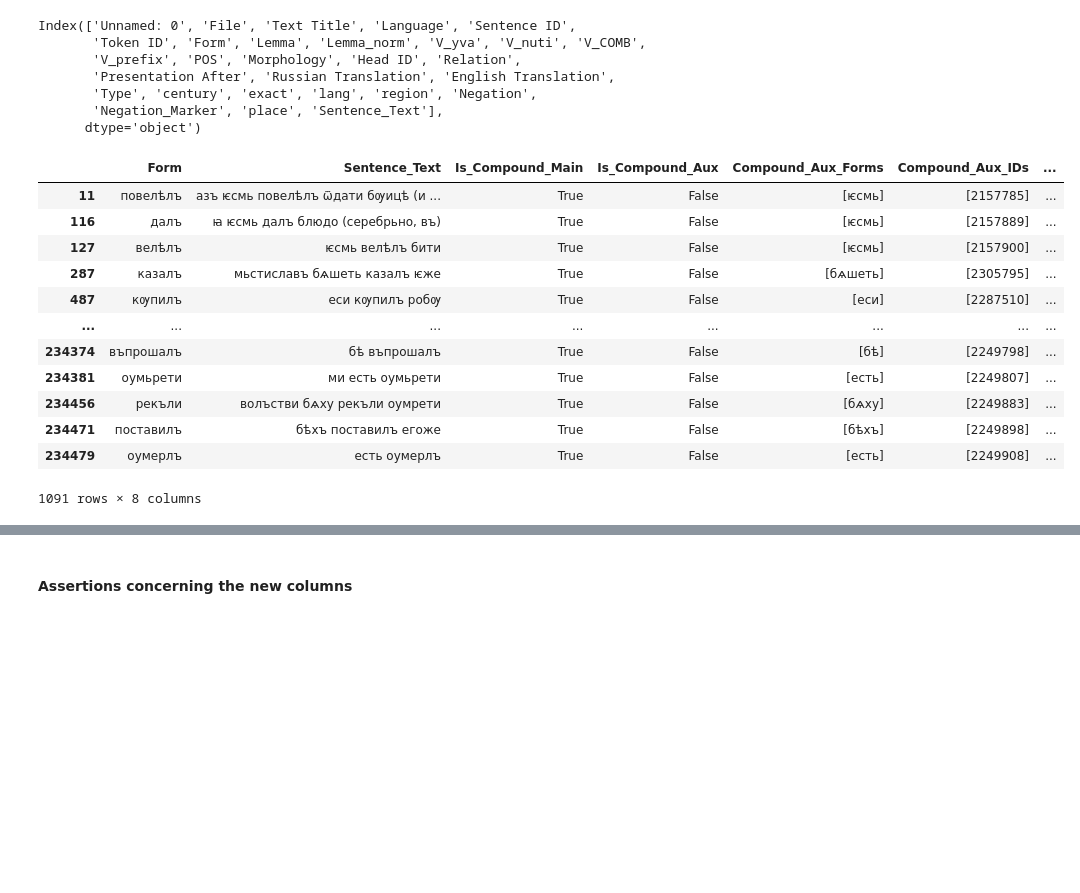
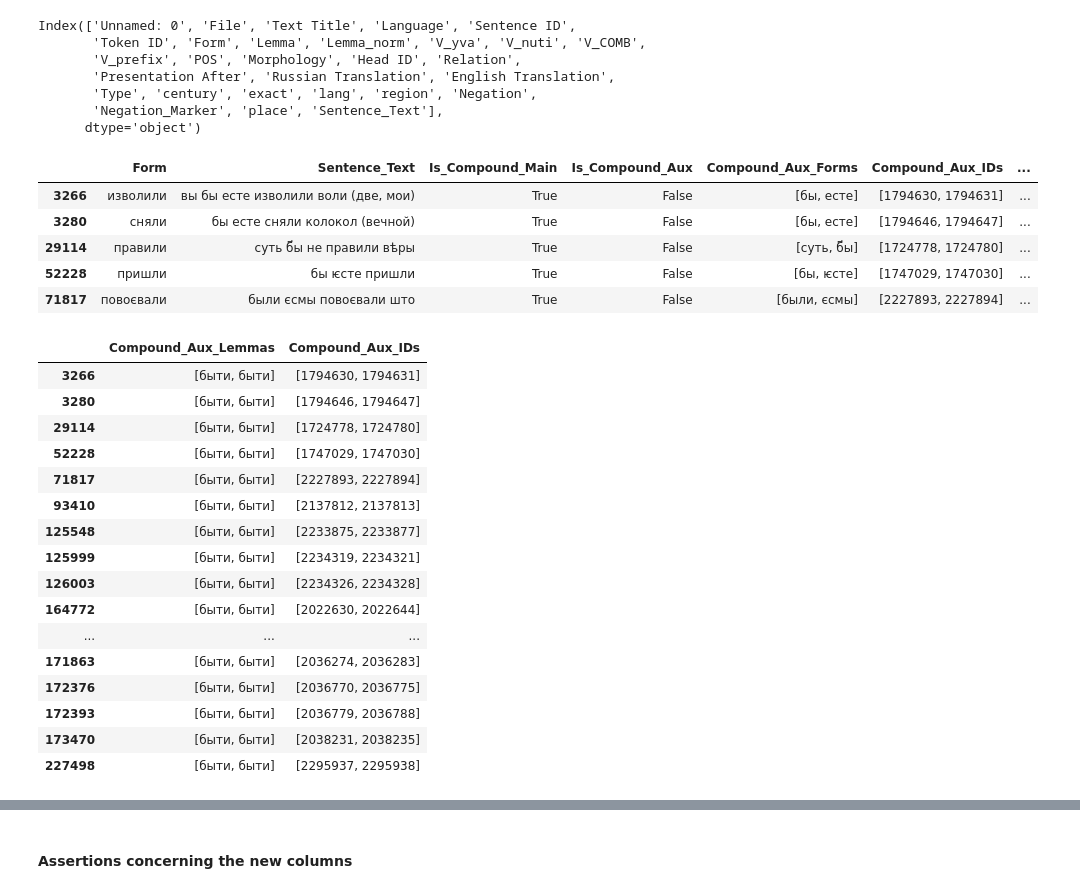
Before and after one commit to m03dtb/old-east-slavic-corpus-analysis, a Jupyter notebook: 02/6_Verb_Verb_Combos.ipynb, the cells around one changed output, grey strips where cells are left out. Cells and saved outputs as stored; diff of their text form; code cells hidden in the pictures; blank space fills up the shorter version.

```diff
--- a/02/6_Verb_Verb_Combos.ipynb
+++ b/02/6_Verb_Verb_Combos.ipynb
@@ -37,8 +37,8 @@ Index(['Unnamed: 0', 'File', 'Text Title', 'Language', 'Sentence ID',
        'Negation_Marker', 'place', 'Sentence_Text'],
       dtype='object')
 # %%
-def collect_aux_chain(start_id, group):
-    forms, ids, lemmas, morphs = [], [], [], []
+def collect_aux_chain(start_id, group, AUX_LEMMAS):
+    forms, ids, lemmas, morphs, negs = [], [], [], [], []
     visited = set()
 
     def dfs(head_id):
@@ -46,7 +46,7 @@ def collect_aux_chain(start_id, group):
             if (
                 pd.notna(r['Head ID']) and
                 int(r['Head ID']) == head_id and
-                r['Lemma'] == 'быти' and
+                r['Lemma'] in AUX_LEMMAS and
                 r['Relation'] == 'aux'
             ):
                 aid = int(r['Token ID'])
@@ -58,13 +58,14 @@ def collect_aux_chain(start_id, group):
                 ids.append(aid)
                 lemmas.append(r['Lemma'])
                 morphs.append(r['Morphology'])
+                negs.append(r["Negation"])
 
                 dfs(aid)
 
     dfs(start_id)
-    return forms, ids, lemmas, morphs
+    return forms, ids, lemmas, morphs, negs
 # %%
-def mark_compound_verbs(df: pd.DataFrame) -> pd.DataFrame:
+def mark_compound_verbs(df: pd.DataFrame, AUX_LEMMAS=None) -> pd.DataFrame:
     """
     For every sentence: mark those main verbs with an auxiliary verb (aux) 'byti'.
     Add the following three new cols to the DataFrame to the MAIN VERB:
@@ -78,6 +79,9 @@ def mark_compound_verbs(df: pd.DataFrame) -> pd.DataFrame:
       - 'Compound_Aux_IDs'
           (List of all Token-IDs of the auxiliaries of 'быти' found for the main verb)
     """
+    if AUX_LEMMAS is None:
+        AUX_LEMMAS = {"быти"}   # default
+
     df = df.copy()
 
     # Initialise new columns
@@ -90,7 +94,8 @@ def mark_compound_verbs(df: pd.DataFrame) -> pd.DataFrame:
         "Compound_Aux_Forms",
         "Compound_Aux_IDs",
         "Compound_Aux_Lemmas",
-        "Compound_Aux_Morphology"
+        "Compound_Aux_Morphology",
+        "Compound_Aux_Negation"
     ]:
         df[col] = [[] for _ in range(len(df))]
 
@@ -100,7 +105,7 @@ def mark_compound_verbs(df: pd.DataFrame) -> pd.DataFrame:
         # 1) find all auxiliaries 'byti' (defined by properties: relation == "aux";
         # Lemma == 'быти' ('byti'), POS = "V-" )
         aux_byti = group.loc[
-            (group['Lemma'] == 'быти') &
+            (group['Lemma'].isin(AUX_LEMMAS)) &
             (group['Relation'] == 'aux'),
             # For each entry: create a PANDAS DF containing the columns 'Token ID',
             # 'Form' and 'Head ID'
@@ -143,7 +148,7 @@ def mark_compound_verbs(df: pd.DataFrame) -> pd.DataFrame:
             tid = int(row['Token ID'])
 
             #forms, ids, lemmas, morphs = collect_aux_chain(tid)
-            forms, ids, lemmas, morphs = collect_aux_chain(tid, group)
+            forms, ids, lemmas, morphs, negs = collect_aux_chain(tid, group, AUX_LEMMAS)
 
             if forms:
                 df.at[row.name, 'Is_Compound_Main'] = True
@@ -151,12 +156,18 @@ def mark_compound_verbs(df: pd.DataFrame) -> pd.DataFrame:
                 df.at[row.name, 'Compound_Aux_IDs'] = ids
                 df.at[row.name, 'Compound_Aux_Lemmas'] = lemmas
                 df.at[row.name, 'Compound_Aux_Morphology'] = morphs
+                df.at[row.name, "Compound_Aux_Negation"] = negs
 
     return df
 
 
 # function call:
-df = mark_compound_verbs(df)
+#AUX_LEMMAS = {"быти", "имѣти"}
+AUX_LEMMAS = {"быти"}
+df = mark_compound_verbs(
+    df,
+    AUX_LEMMAS
+)
 # %%
 def show_main_verbs_with_X_auxiliaries(auxiliary_count=1) -> pd.DataFrame:
     """
@@ -170,28 +181,44 @@ def show_main_verbs_with_X_auxiliaries(auxiliary_count=1) -> pd.DataFrame:
             "Form", "Sentence_Text",
             "Is_Compound_Main", "Is_Compound_Aux",
             "Compound_Aux_Forms", "Compound_Aux_IDs",
-            "Compound_Aux_Lemmas", "Compound_Aux_Morphology"
+            "Compound_Aux_Lemmas", "Compound_Aux_Morphology",
+            "Compound_Aux_Negation"
         ]
     ]
 
     return df_sub
 # function call
 #df_sub = show_main_verbs_with_X_auxiliaries(auxiliary_count=1)
-df_test = show_main_verbs_with_X_auxiliaries(1)
+df_test = show_main_verbs_with_X_auxiliaries(2)
 # %%
 # check if columns were inserted as expected
-df_test
+df_test.head()
 # %% [output]
 |  | Form | Sentence_Text | Is_Compound_Main | Is_Compound_Aux | Compound_Aux_Forms | Compound_Aux_IDs | ... |
-| 11 | повелѣлъ | азъ ѥсмь повелѣлъ ѿдати бѹицѣ (и ... | True | False | [ѥсмь] | [2157785] | ... |
-| 116 | далъ | ꙗ ѥсмь далъ блюдо (серебрьно, въ) | True | False | [ѥсмь] | [2157889] | ... |
-| 127 | велѣлъ | ѥсмь велѣлъ бити | True | False | [ѥсмь] | [2157900] | ... |
-| 287 | казалъ | мьстиславъ бѧшеть казалъ ѥже | True | False | [бѧшеть] | [2305795] | ... |
-| 487 | кѹпилъ | еси кѹпилъ робѹ | True | False | [еси] | [2287510] | ... |
-| ... | ... | ... | ... | ... | ... | ... | ... |
-| 234374 | въпрошалъ | бѣ въпрошалъ | True | False | [бѣ] | [2249798] | ... |
-| 234381 | оумьрети | ми есть оумьрети | True | False | [есть] | [2249807] | ... |
-| 234456 | рекъли | волъстви бѧху рекъли оумрети | True | False | [бѧху] | [2249883] | ... |
-| 234471 | поставилъ | бѣхъ поставилъ егоже | True | False | [бѣхъ] | [2249898] | ... |
-| 234479 | оумерлъ | есть оумерлъ | True | False | [есть] | [2249908] | ... |
+| 3266 | изволили | вы бы есте изволили воли (две, мои) | True | False | [бы, есте] | [1794630, 1794631] | ... |
+| 3280 | сняли | бы есте сняли колокол (вечной) | True | False | [бы, есте] | [1794646, 1794647] | ... |
+| 29114 | правили | суть б҃ы не правили вѣры | True | False | [суть, б҃ы] | [1724778, 1724780] | ... |
+| 52228 | пришли | бы ѥсте пришли | True | False | [бы, ѥсте] | [1747029, 1747030] | ... |
+| 71817 | повоєвали | были єсмы повоєвали што | True | False | [были, єсмы] | [2227893, 2227894] | ... |
-1091 rows × 8 columns
+# %%
+df_test[
+    df_test["Compound_Aux_Lemmas"].apply(lambda x: isinstance(x, list) and len(x) > 1)
+][["Compound_Aux_Lemmas", "Compound_Aux_IDs"]]
+# %% [output]
+|  | Compound_Aux_Lemmas | Compound_Aux_IDs |
+| 3266 | [быти, быти] | [1794630, 1794631] |
+| 3280 | [быти, быти] | [1794646, 1794647] |
+| 29114 | [быти, быти] | [1724778, 1724780] |
+| 52228 | [быти, быти] | [1747029, 1747030] |
+| 71817 | [быти, быти] | [2227893, 2227894] |
+| 93410 | [быти, быти] | [2137812, 2137813] |
+| 125548 | [быти, быти] | [2233875, 2233877] |
+| 125999 | [быти, быти] | [2234319, 2234321] |
+| 126003 | [быти, быти] | [2234326, 2234328] |
+| 164772 | [быти, быти] | [2022630, 2022644] |
+| ... | ... | ... |
+| 171863 | [быти, быти] | [2036274, 2036283] |
+| 172376 | [быти, быти] | [2036770, 2036775] |
+| 172393 | [быти, быти] | [2036779, 2036788] |
+| 173470 | [быти, быти] | [2038231, 2038235] |
+| 227498 | [быти, быти] | [2295937, 2295938] |
```
Also changed, not shown: parts of 5 cells of this notebook, 7 other files.
